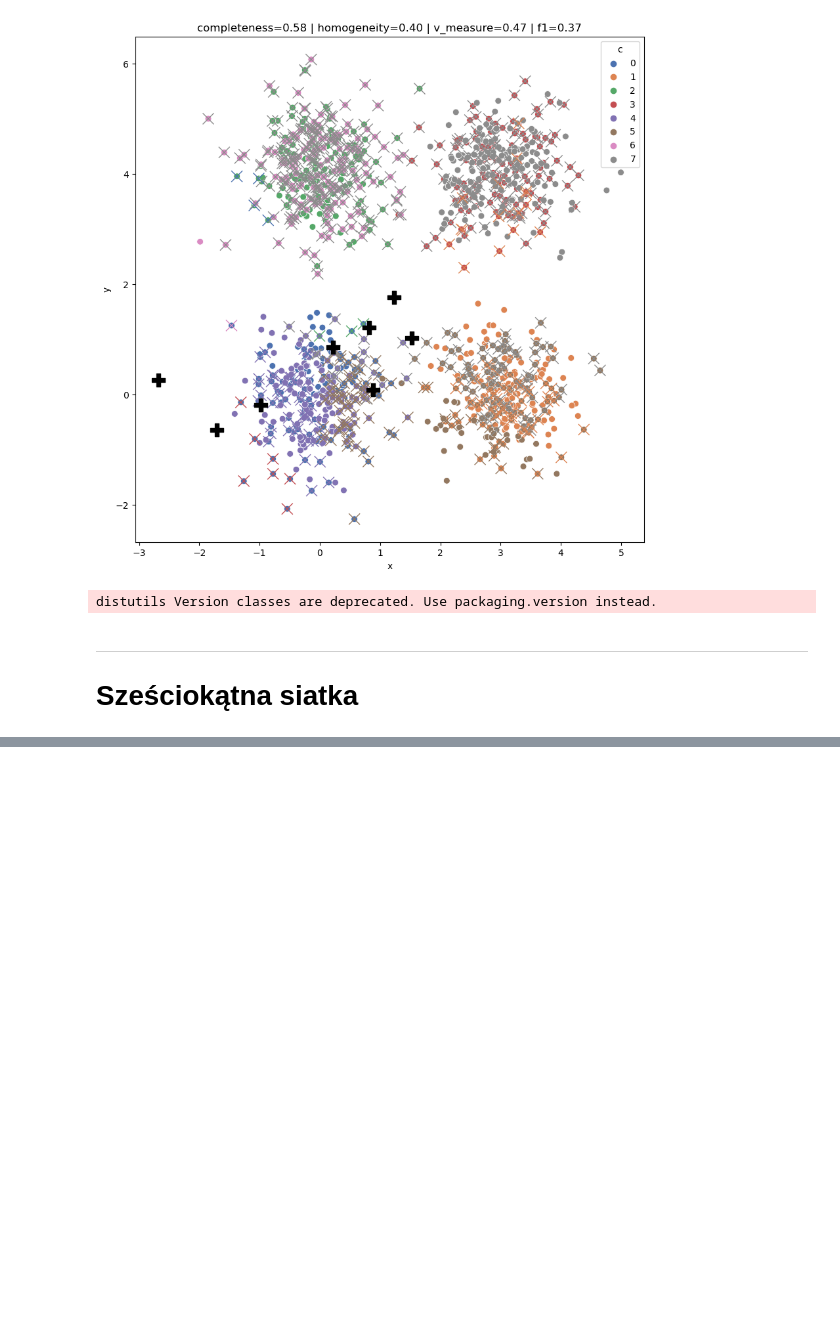
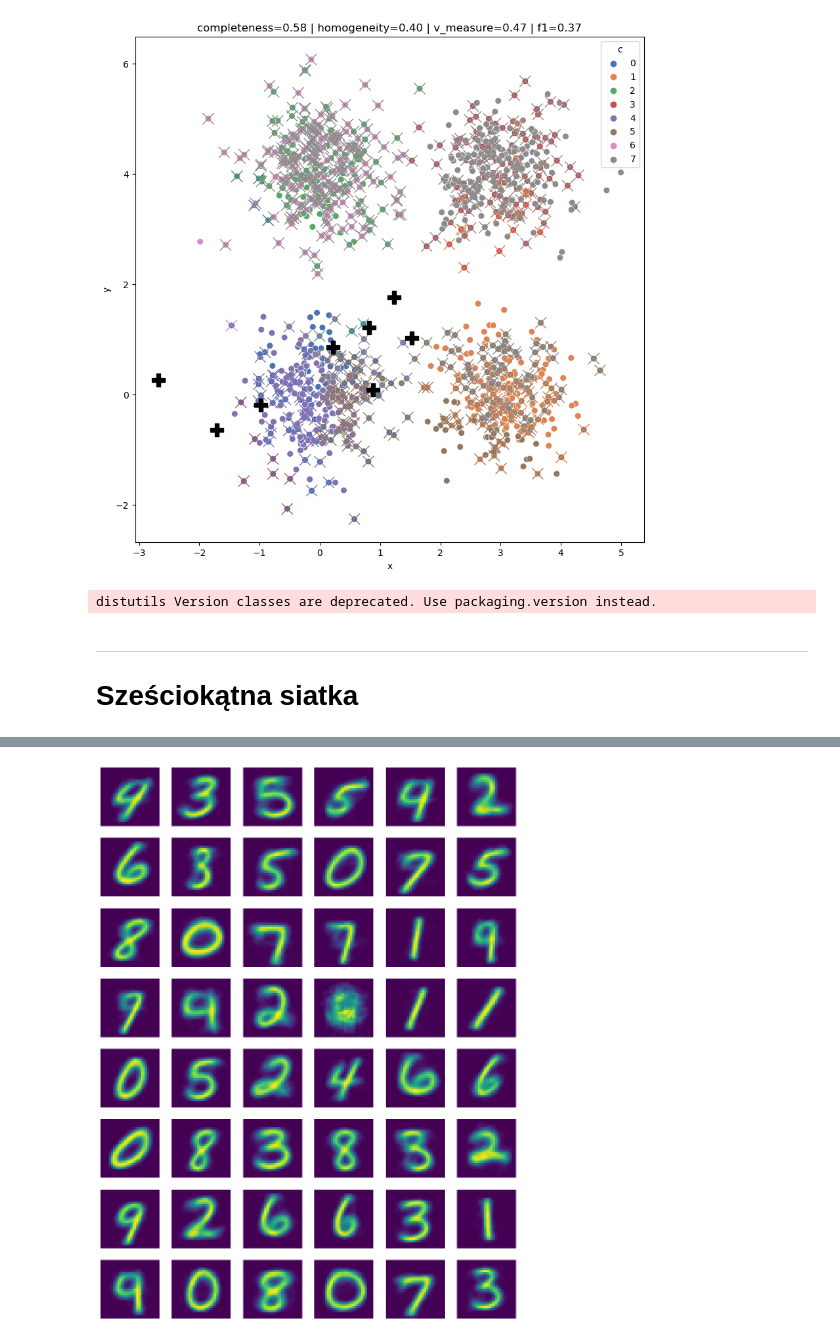
Before and after one commit to skowronskid/Computational-Analysis-Methods, a Jupyter notebook: SOM/som_experiments.ipynb, the cells around one changed output, grey strips where cells are left out. Cells and saved outputs as stored; diff of their text form; code cells hidden in the pictures; blank space fills up the shorter version.

```diff
--- a/SOM/som_experiments.ipynb
+++ b/SOM/som_experiments.ipynb
@@ -320,0 +441,2 @@ plot_clusters_2D(som,df)
+# %%
+som4 = SOM(input_dim=784, map_size=(8,6))
@@ -320,0 +447,14 @@ plot_clusters_2D(som,df)
+# %%
+tmp = som4.weights.reshape(48,784)
+# %%
+fig, axs = plt.subplots(8, 6, figsize=(12, 16))
+axs = axs.flatten()
+
+
+
+
+for i, ax in enumerate(axs):
+    ax.imshow(np.asarray(tmp[i]).reshape(28,28))
+    ax.axis('off')
+# %% [output]
+[figure, added]
```
Also changed, not shown: parts of 25 cells of this notebook.
